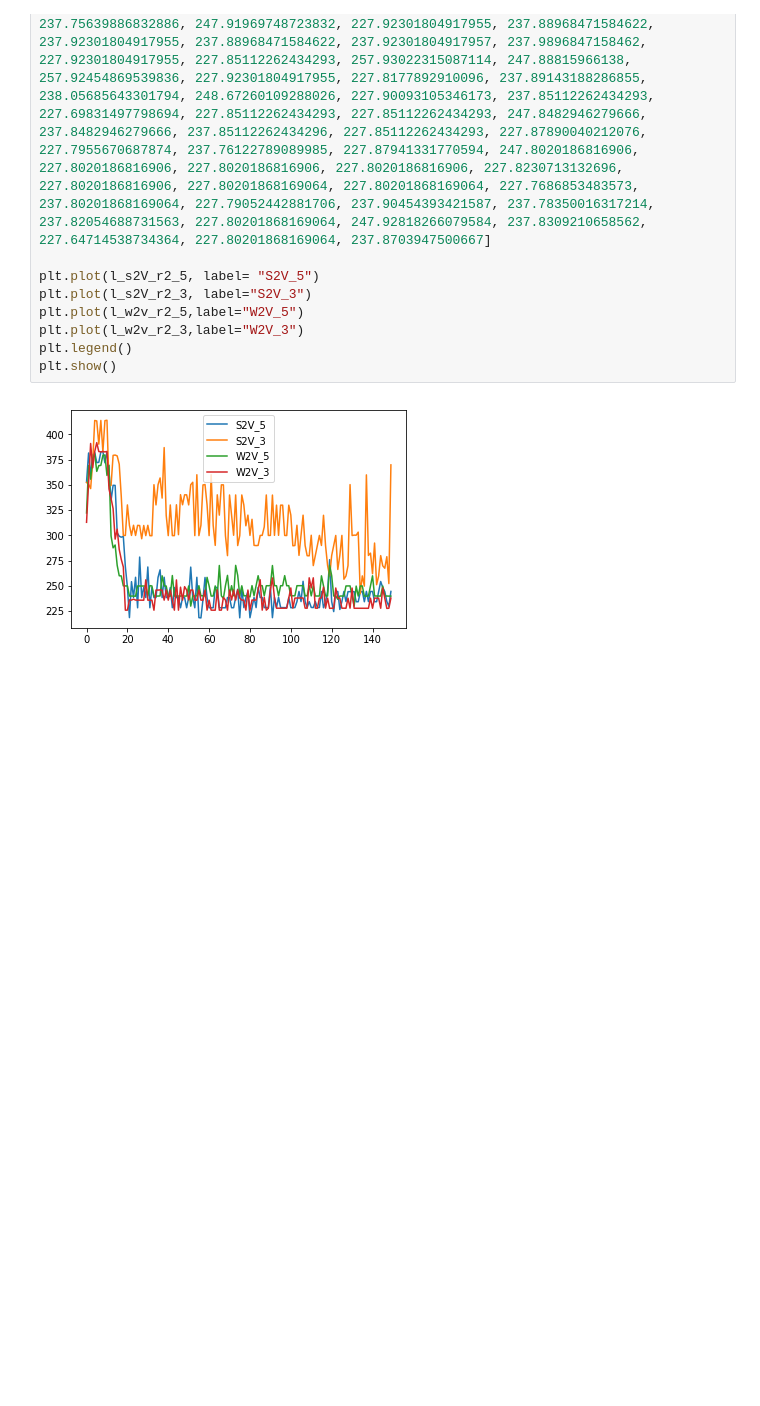
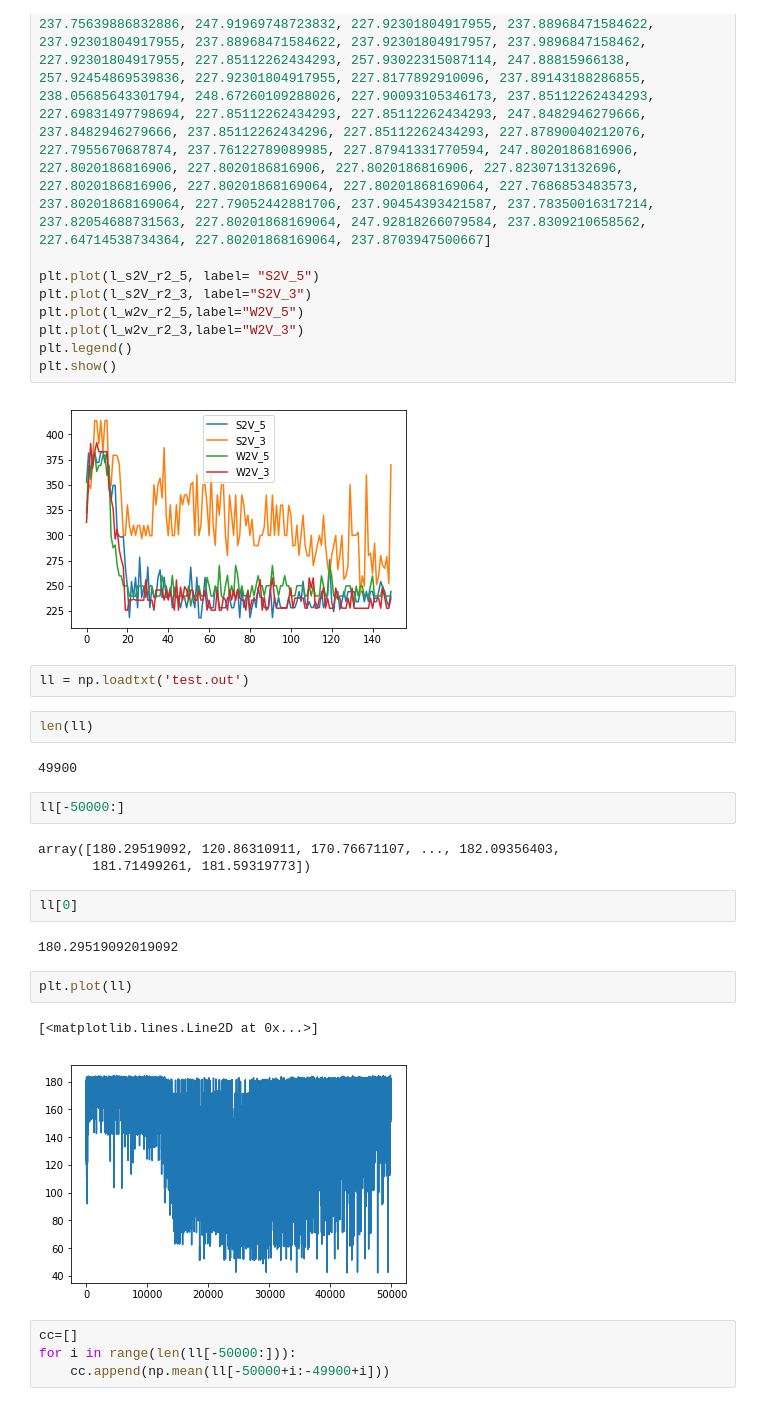
Before and after one commit to louisv123/COLGE, a Jupyter notebook: test.ipynb, the cells around one changed output. Saved outputs shown, nothing was run; the diff lists cells and outputs as text; blank space fills up the shorter version.

```diff
--- a/test.ipynb
+++ b/test.ipynb
@@ -717,3 +717,27 @@ plt.legend()
 plt.show()
 # %% [output]
 [figure]
+# %%
+ll = np.loadtxt('test.out')
+# %%
+len(ll)
+# %% [output]
+49900
+# %%
+ll[-50000:]
+# %% [output]
+array([180.29519092, 120.86310911, 170.76671107, ..., 182.09356403,
+       181.71499261, 181.59319773])
+# %%
+ll[0]
+# %% [output]
+180.29519092019092
+# %%
+plt.plot(ll)
+# %% [output]
+[<matplotlib.lines.Line2D at 0x...>]
+[figure, added]
+# %%
+cc=[]
+for i in range(len(ll[-50000:])):
+    cc.append(np.mean(ll[-50000+i:-49900+i]))
```
Also changed, not shown: parts of 44 cells of this notebook, 8 other files.
